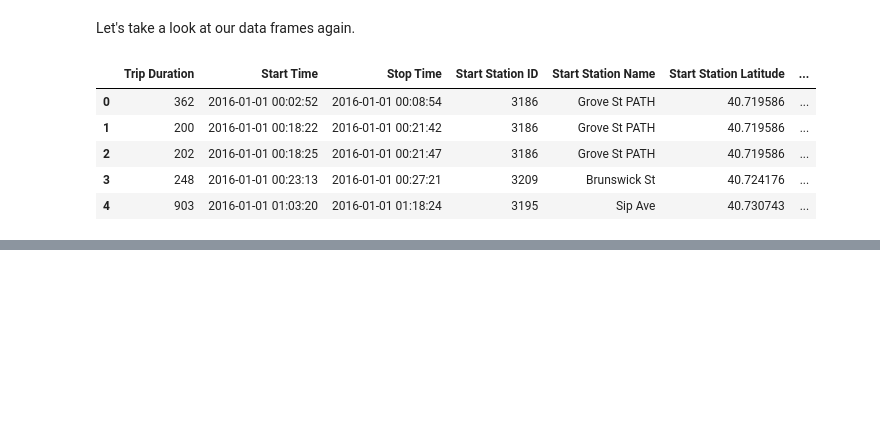
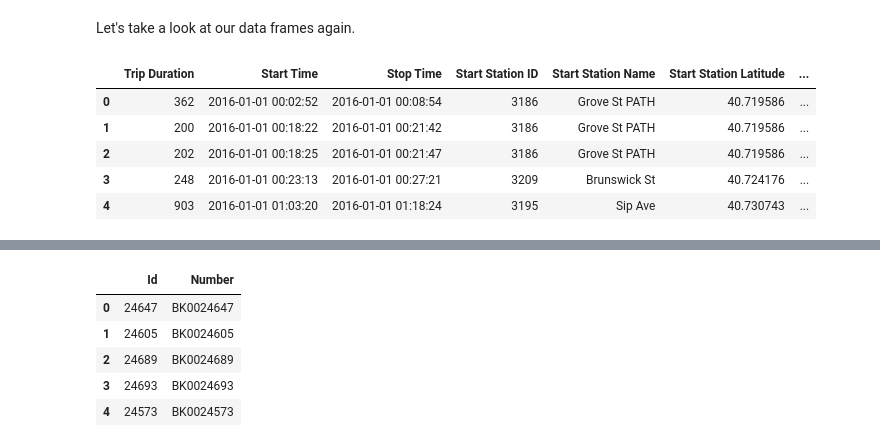
Before and after one commit to zuzaszk/codecademy-portfolio, a Jupyter notebook: main.ipynb, the cells around one changed output, grey strips where cells are left out. Saved outputs shown, nothing was run; the diff lists cells and outputs as text; code cells hidden in the pictures; blank space fills up the shorter version.

```diff
--- a/main.ipynb
+++ b/main.ipynb
@@ -438,0 +538,14 @@ Given the dataframes, let's design a schema.
+# %%
+bike = df_citibike[['Bike ID']].copy()
+bike.drop_duplicates(inplace=True)
+bike['Id'] = bike['Bike ID']
+bike['Number'] = 'BK00' + bike['Id'].astype(str)
+bike.drop(columns=['Bike ID'], inplace=True)
+bike.head()
+# %% [output]
+|  | Id | Number |
+| 0 | 24647 | BK0024647 |
+| 1 | 24605 | BK0024605 |
+| 2 | 24689 | BK0024689 |
+| 3 | 24693 | BK0024693 |
+| 4 | 24573 | BK0024573 |
```
Also changed, not shown: parts of 9 cells of this notebook.
